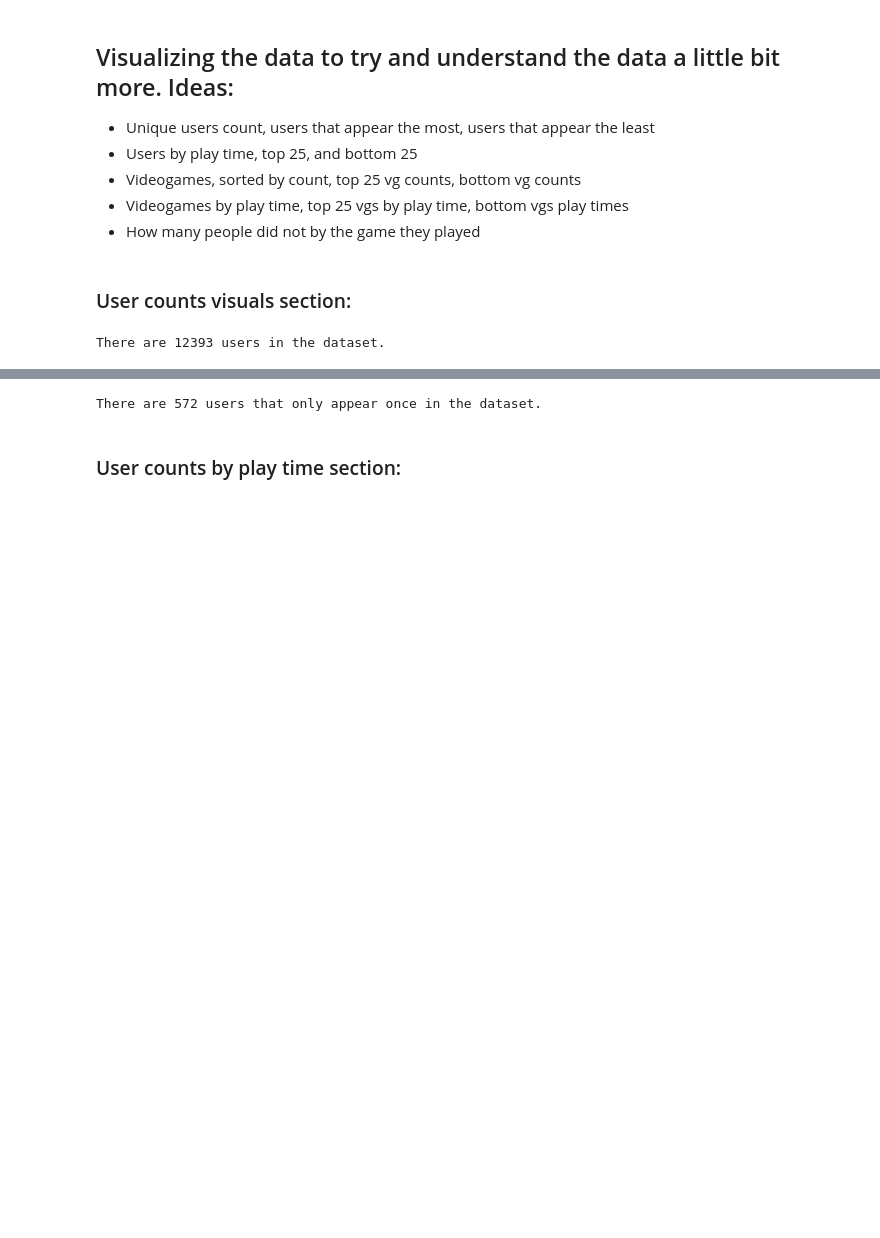
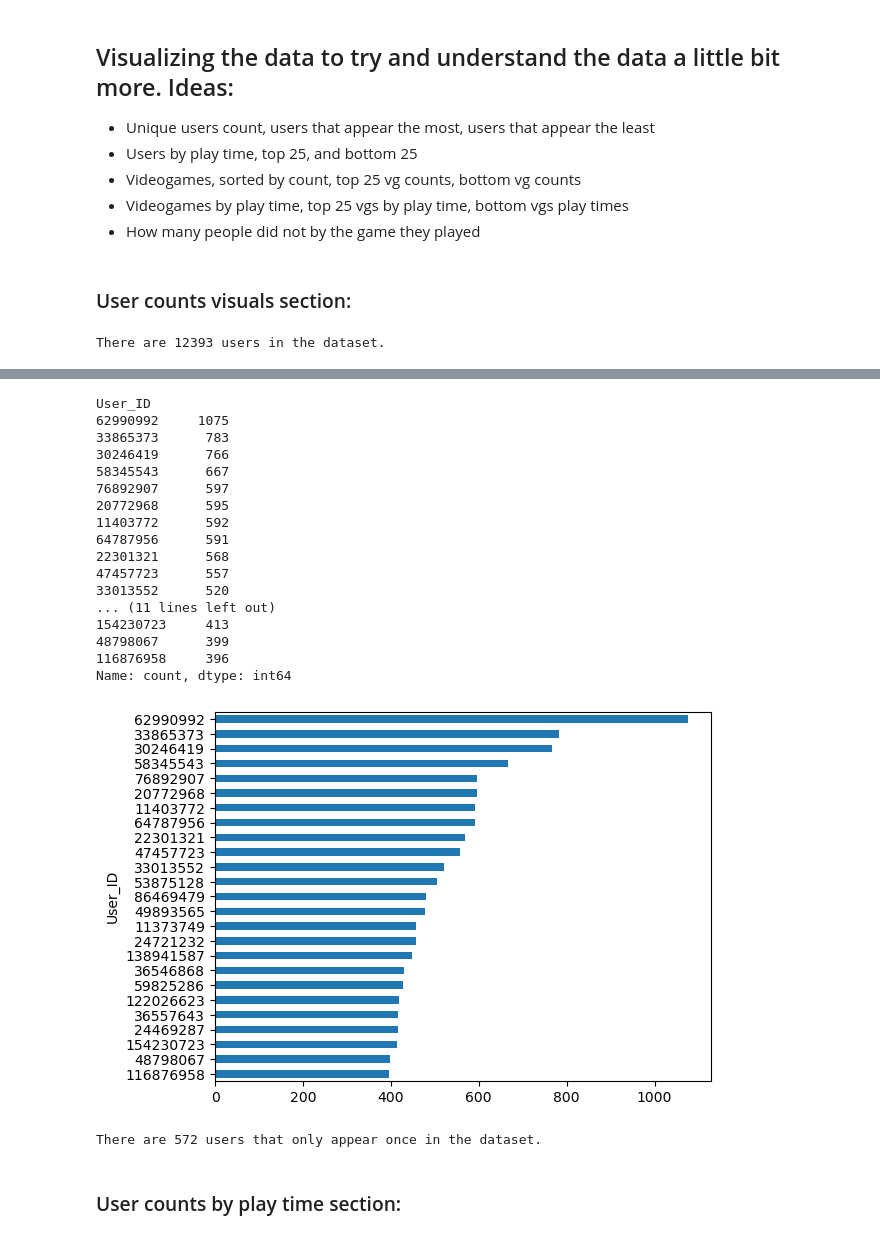
Before and after one commit to MansionAnthony/Videogame-Recommendations-Steam, a Jupyter notebook: Steam Videogame Recommendations JN.ipynb, the cells around one changed output, grey strips where cells are left out. Saved outputs shown, nothing was run; the diff lists cells and outputs as text; code cells hidden in the pictures; blank space fills up the shorter version.

```diff
--- a/Steam Videogame Recommendations JN.ipynb
+++ b/Steam Videogame Recommendations JN.ipynb
@@ -104,4 +121,27 @@ SteamVGs['User_ID'].value_counts(ascending=True).sort_values().tail(25).plot(kin
 [figure]
+# %%
+# Top 25 users that bought the most games
+SteamVGs[SteamVGs["Behavior"]=="purchase"]["User_ID"].value_counts(ascending=True).sort_values().tail(25).plot(kind="barh")
+print(SteamVGs[SteamVGs["Behavior"]=="purchase"]["User_ID"].value_counts().head(25))
+# %% [output]
+User_ID
+62990992     1075
+33865373      783
+30246419      766
+58345543      667
+76892907      597
+20772968      595
+11403772      592
+64787956      591
+22301321      568
+47457723      557
+33013552      520
+... (11 lines left out)
+154230723     413
+48798067      399
+116876958     396
+Name: count, dtype: int64
+[figure, added]
 # %%
 # Users that appear the least
 print("There are", len(SteamVGs['User_ID'].drop_duplicates(keep=False)), "users that only appear once in the dataset.")
```
Also changed, not shown: parts of 25 cells of this notebook.
